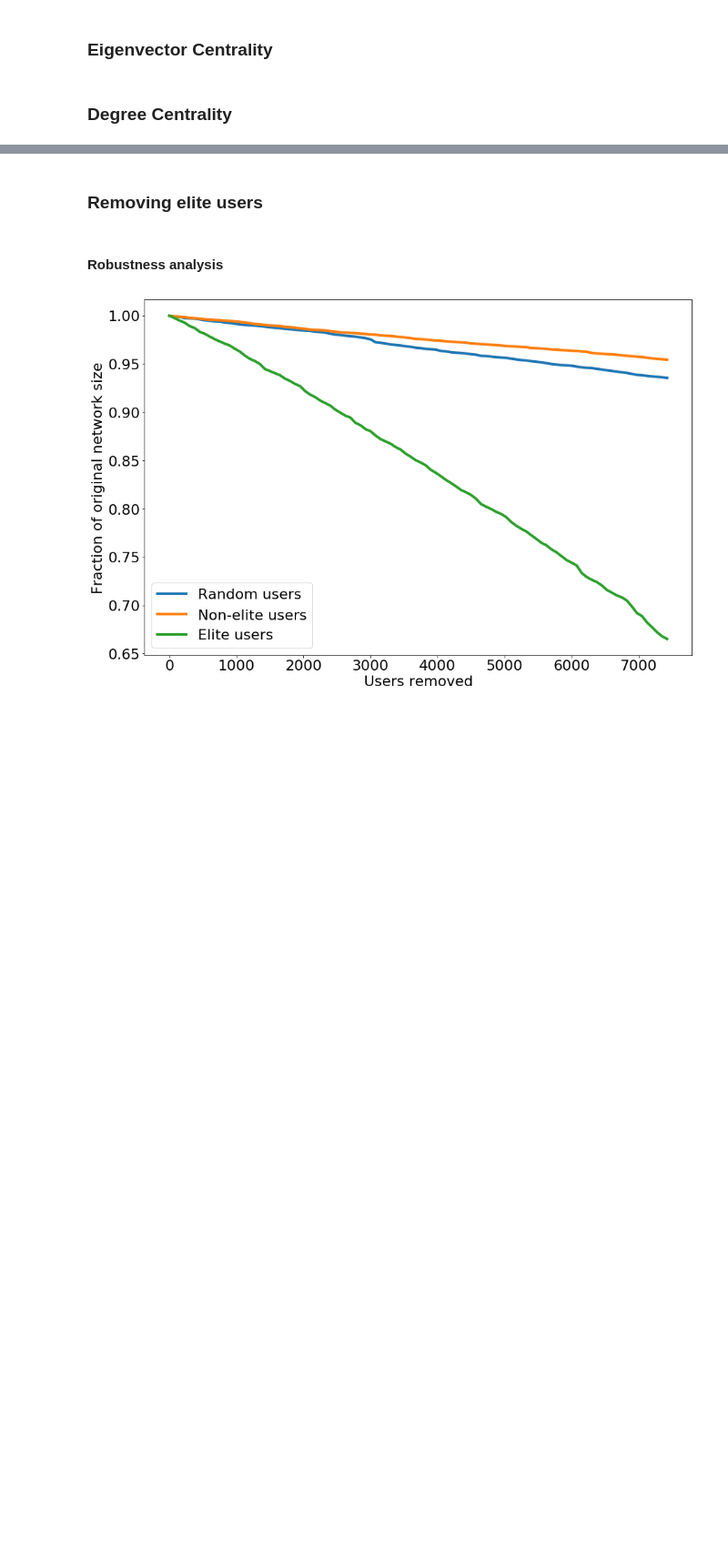
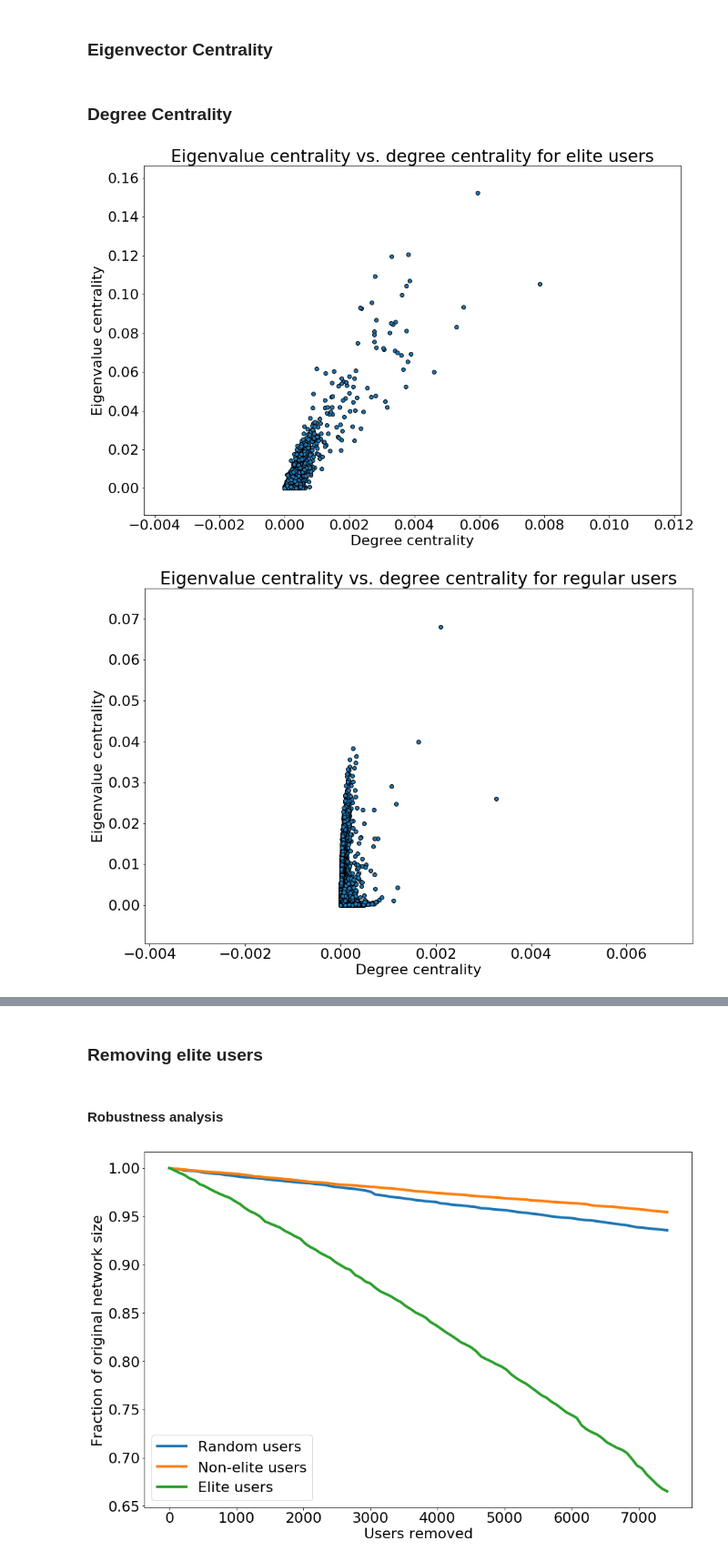
Before and after one commit to thomasnilsson/02805-social-graphs-2018, a Jupyter notebook: project1/Social Network.ipynb, the cells around one changed output, grey strips where cells are left out. Shown at 91% size. Cells and saved outputs as stored; diff of their text form; code cells hidden in the pictures; blank space fills up the shorter version.

```diff
--- a/project1/Social Network.ipynb
+++ b/project1/Social Network.ipynb
@@ -121,6 +123,7 @@ Edges: 3214980
 # %%
 user_nodes = [n for n in list(social_network.nodes()) if n.Type == USER]
 elite_nodes = [n for n in list(social_network.nodes()) if n.Type == ELITE_USER]
+all_nodes = list(social_network.nodes())
 # %%
 print('Regular User Nodes:', len(user_nodes))
 print('Elite User Nodes:', len(elite_nodes))
@@ -171,3 +181,36 @@ dg_avg_reg = np.mean([dg[node]for node in dg if node.Type == USER])
 dg_avg_all = np.mean([dg[node]for node in dg if node.Type == USER or node.Type == ELITE_USER])
 # %%
 dg_avg_elite, dg_avg_reg, dg_avg_all
+# %%
+elite_degree_centralities = np.array([dg[node] for node in elite_nodes])
+elite_ev_centralities = np.array([ev[node] for node in elite_nodes])
+
+reg_degree_centralities = np.array([dg[node] for node in user_nodes])
+reg_ev_centralities = np.array([ev[node] for node in user_nodes])
+
+all_degree_centralities = np.array([dg[node] for node in all_nodes])
+all_ev_centralities = np.array([ev[node] for node in all_nodes])
+# %%
+plt.figure(figsize=[15,10])
+plt.scatter(elite_degree_centralities, elite_ev_centralities, edgecolor='black')
+plt.xlabel('Degree centrality')
+plt.ylabel('Eigenvalue centrality')
+plt.title('Eigenvalue centrality vs. degree centrality for elite users')
+plt.show()
+
+plt.figure(figsize=[15,10])
+plt.scatter(reg_degree_centralities, reg_ev_centralities, edgecolor='black')
+plt.xlabel('Degree centrality')
+plt.ylabel('Eigenvalue centrality')
+plt.title('Eigenvalue centrality vs. degree centrality for regular users')
+plt.show()
+
+plt.figure(figsize=[15,10])
+plt.scatter(all_degree_centralities, all_ev_centralities, edgecolor='black')
+plt.xlabel('Degree centrality')
+plt.ylabel('Eigenvalue centrality')
+plt.title('Eigenvalue centrality vs. degree centrality for all users')
+plt.show()
+# %% [output]
+[figure, added]
+[figure, added]
```
Also changed, not shown: parts of 9 cells of this notebook, 49 other files.
